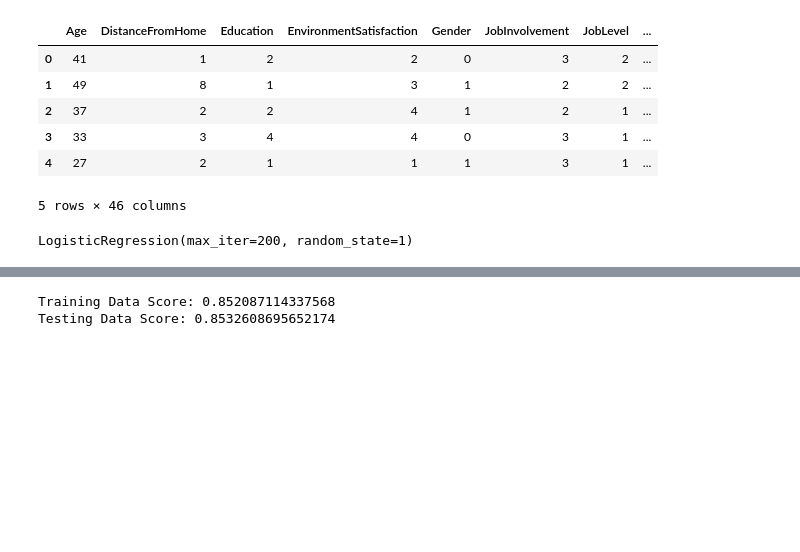
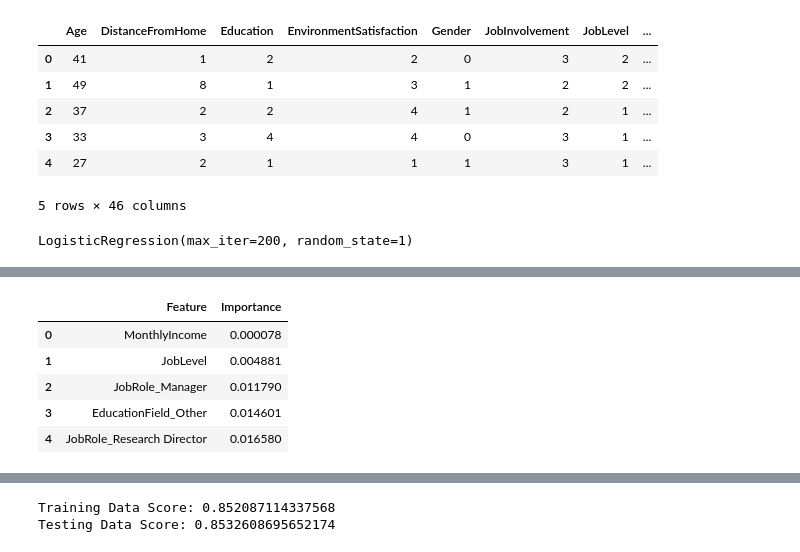
Before and after one commit to ddaniel2024/Project-4, a Jupyter notebook: attrition_analysis - import CSV.ipynb, the cells around one changed output, grey strips where cells are left out. Saved outputs shown, nothing was run; the diff lists cells and outputs as text; code cells hidden in the pictures; blank space fills up the shorter version.

```diff
--- a/attrition_analysis - import CSV.ipynb
+++ b/attrition_analysis - import CSV.ipynb
@@ -142,0 +167,11 @@ LogisticRegression(max_iter=200, random_state=1)
+# %%
+# Create feature importance dataframe
+feature_importance_df = pd.DataFrame({'Feature': X.columns, 'Importance': np.abs(coefs)}).sort_values('Importance', ascending=True).reset_index(drop=True)
+feature_importance_df.head()
+# %% [output]
+|  | Feature | Importance |
+| 0 | MonthlyIncome | 0.000078 |
+| 1 | JobLevel | 0.004881 |
+| 2 | JobRole_Manager | 0.011790 |
+| 3 | EducationField_Other | 0.014601 |
+| 4 | JobRole_Research Director | 0.016580 |
```
Also changed, not shown: parts of 11 cells of this notebook, 2 other files.
